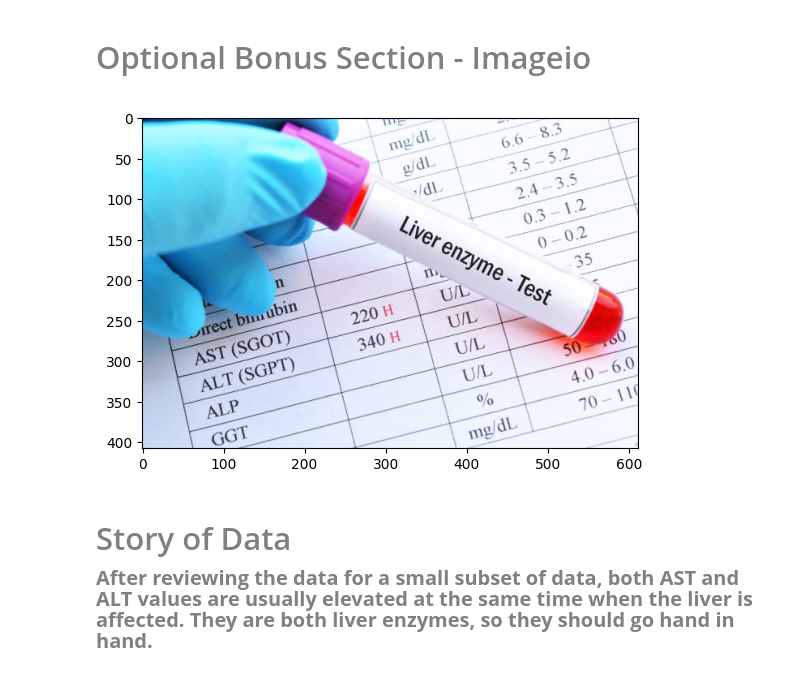
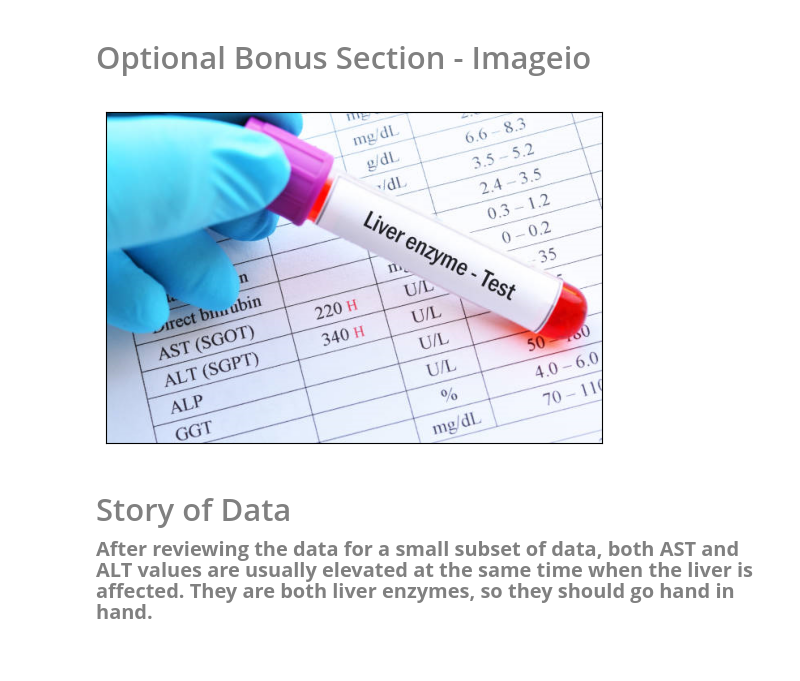
Before and after one commit to adriacv17/datafun-06-projects, a Jupyter notebook: task3_labvalues.ipynb, the cells around one changed output. Cells and saved outputs as stored; diff of their text form; code cells hidden in the pictures.

```diff
--- a/task3_labvalues.ipynb
+++ b/task3_labvalues.ipynb
@@ -258,11 +258,13 @@ print(labvaluesdf[['Age', 'Sex', 'Aspartate Transamimase', 'Risk']])
 # %%
 import imageio.v3 as iio
 from matplotlib import pyplot as plt
 
 img = iio.imread('liverenzymetest.png')  # (300, 451, 3)
+plt.xticks([])
+plt.yticks([])
 plt.imshow(img); #use semi-colon to supress unwanted output
 # %% [output]
-[figure, old version]
+[figure, new version]
 # %% [markdown]
 <span style="color:grey;font-weight:700;font-size:20px">
 
```
